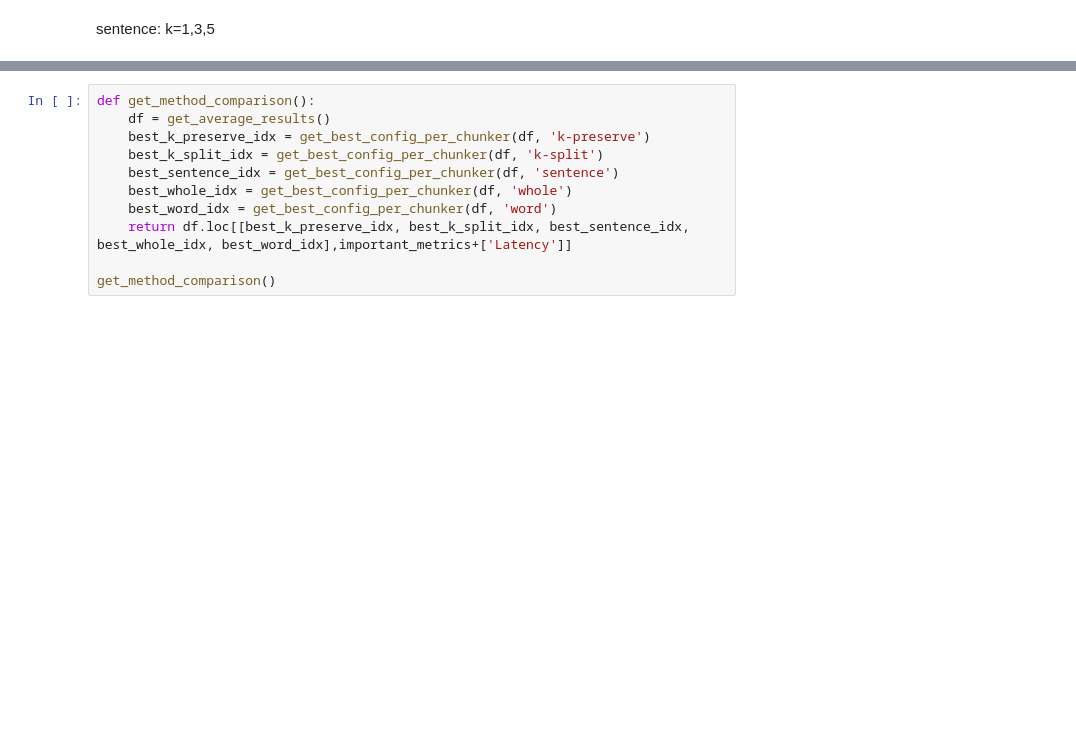
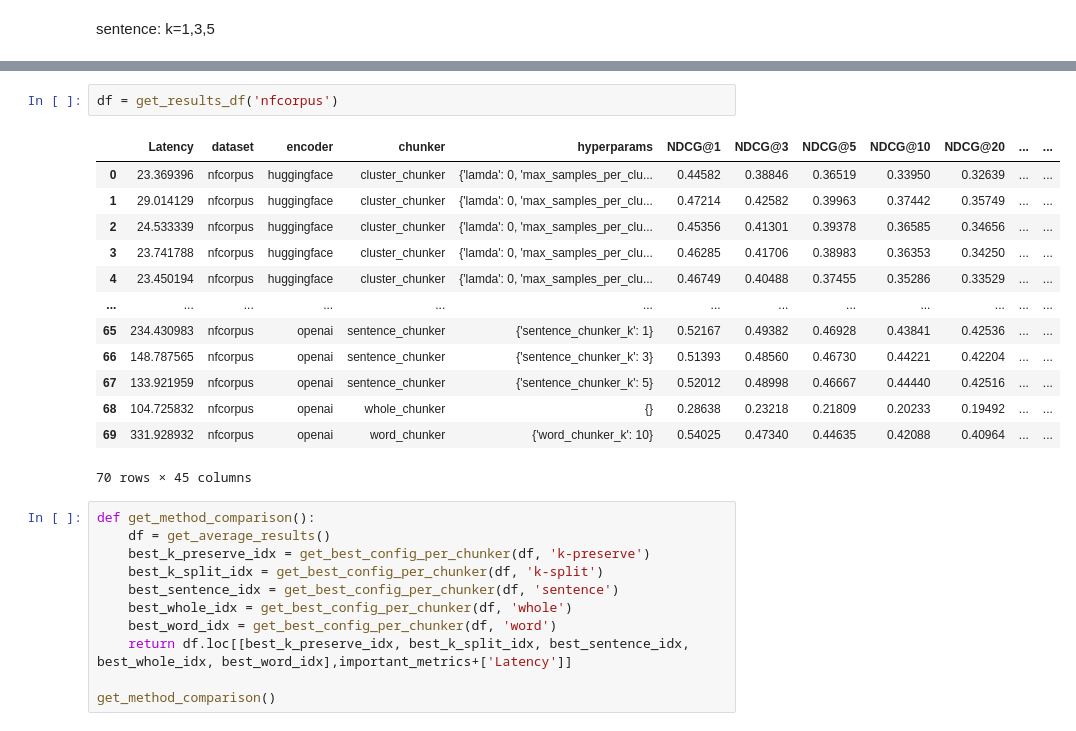
Before and after one commit to toastedqu/SmartChunk, a Jupyter notebook: plot_results.ipynb, the cells around one changed output, grey strips where cells are left out. Saved outputs shown, nothing was run; the diff lists cells and outputs as text; blank space fills up the shorter version.

```diff
--- a/plot_results.ipynb
+++ b/plot_results.ipynb
@@ -141,3 +178,19 @@ get_average_results().sort_values('NDCG@1', ascending=False)
+# %%
+df = get_results_df('nfcorpus')
+# %% [output]
+|  | Latency | dataset | encoder | chunker | hyperparams | NDCG@1 | NDCG@3 | NDCG@5 | NDCG@10 | NDCG@20 | ... | ... |
+| 0 | 23.369396 | nfcorpus | huggingface | cluster_chunker | {'lamda': 0, 'max_samples_per_clu... | 0.44582 | 0.38846 | 0.36519 | 0.33950 | 0.32639 | ... | ... |
+| 1 | 29.014129 | nfcorpus | huggingface | cluster_chunker | {'lamda': 0, 'max_samples_per_clu... | 0.47214 | 0.42582 | 0.39963 | 0.37442 | 0.35749 | ... | ... |
+| 2 | 24.533339 | nfcorpus | huggingface | cluster_chunker | {'lamda': 0, 'max_samples_per_clu... | 0.45356 | 0.41301 | 0.39378 | 0.36585 | 0.34656 | ... | ... |
+| 3 | 23.741788 | nfcorpus | huggingface | cluster_chunker | {'lamda': 0, 'max_samples_per_clu... | 0.46285 | 0.41706 | 0.38983 | 0.36353 | 0.34250 | ... | ... |
+| 4 | 23.450194 | nfcorpus | huggingface | cluster_chunker | {'lamda': 0, 'max_samples_per_clu... | 0.46749 | 0.40488 | 0.37455 | 0.35286 | 0.33529 | ... | ... |
+| ... | ... | ... | ... | ... | ... | ... | ... | ... | ... | ... | ... | ... |
+| 65 | 234.430983 | nfcorpus | openai | sentence_chunker | {'sentence_chunker_k': 1} | 0.52167 | 0.49382 | 0.46928 | 0.43841 | 0.42536 | ... | ... |
+| 66 | 148.787565 | nfcorpus | openai | sentence_chunker | {'sentence_chunker_k': 3} | 0.51393 | 0.48560 | 0.46730 | 0.44221 | 0.42204 | ... | ... |
+| 67 | 133.921959 | nfcorpus | openai | sentence_chunker | {'sentence_chunker_k': 5} | 0.52012 | 0.48998 | 0.46667 | 0.44440 | 0.42516 | ... | ... |
+| 68 | 104.725832 | nfcorpus | openai | whole_chunker | {} | 0.28638 | 0.23218 | 0.21809 | 0.20233 | 0.19492 | ... | ... |
+| 69 | 331.928932 | nfcorpus | openai | word_chunker | {'word_chunker_k': 10} | 0.54025 | 0.47340 | 0.44635 | 0.42088 | 0.40964 | ... | ... |
+70 rows × 45 columns
 # %%
 def get_method_comparison():
     df = get_average_results()
```
Also changed, not shown: parts of 13 cells of this notebook, 22 other files.
